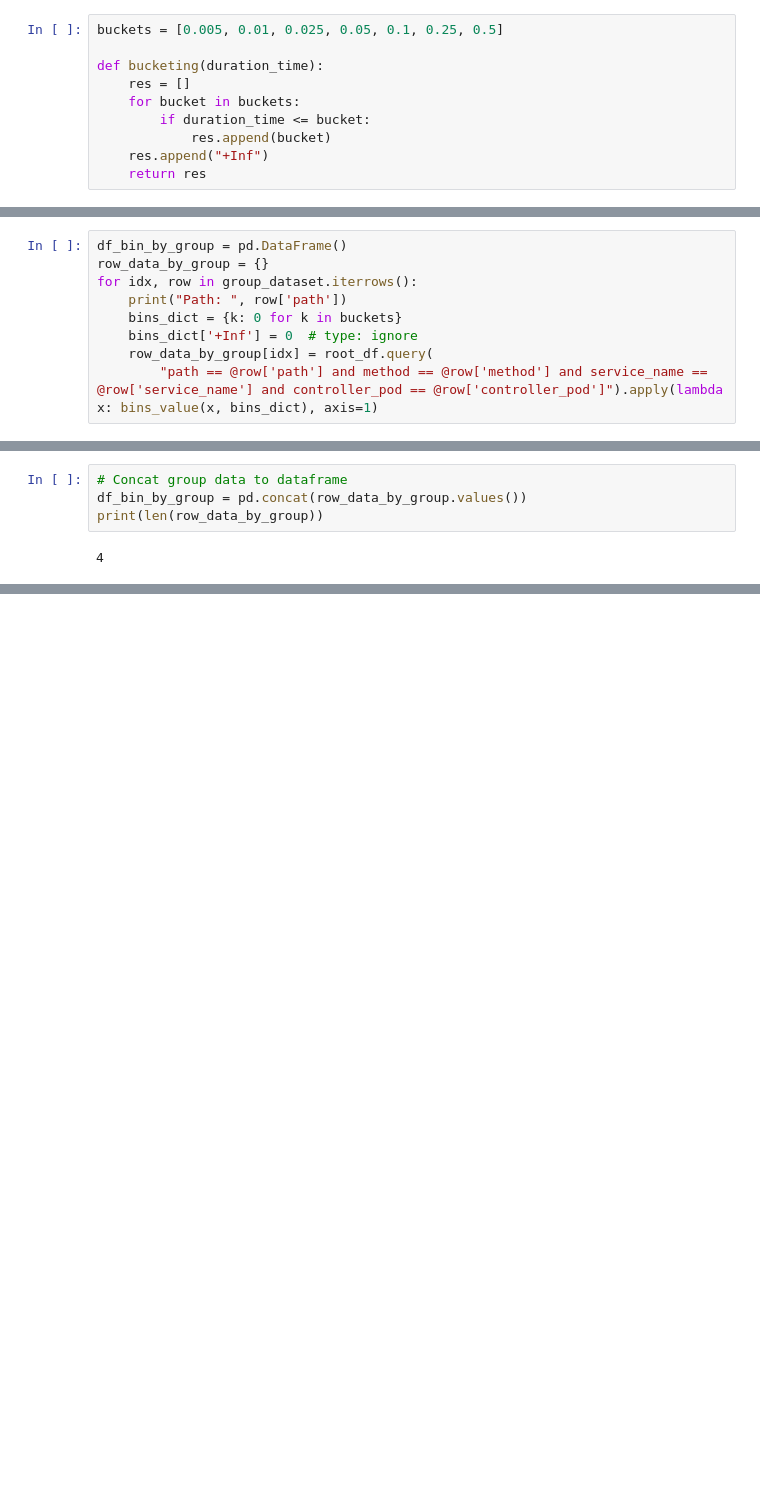
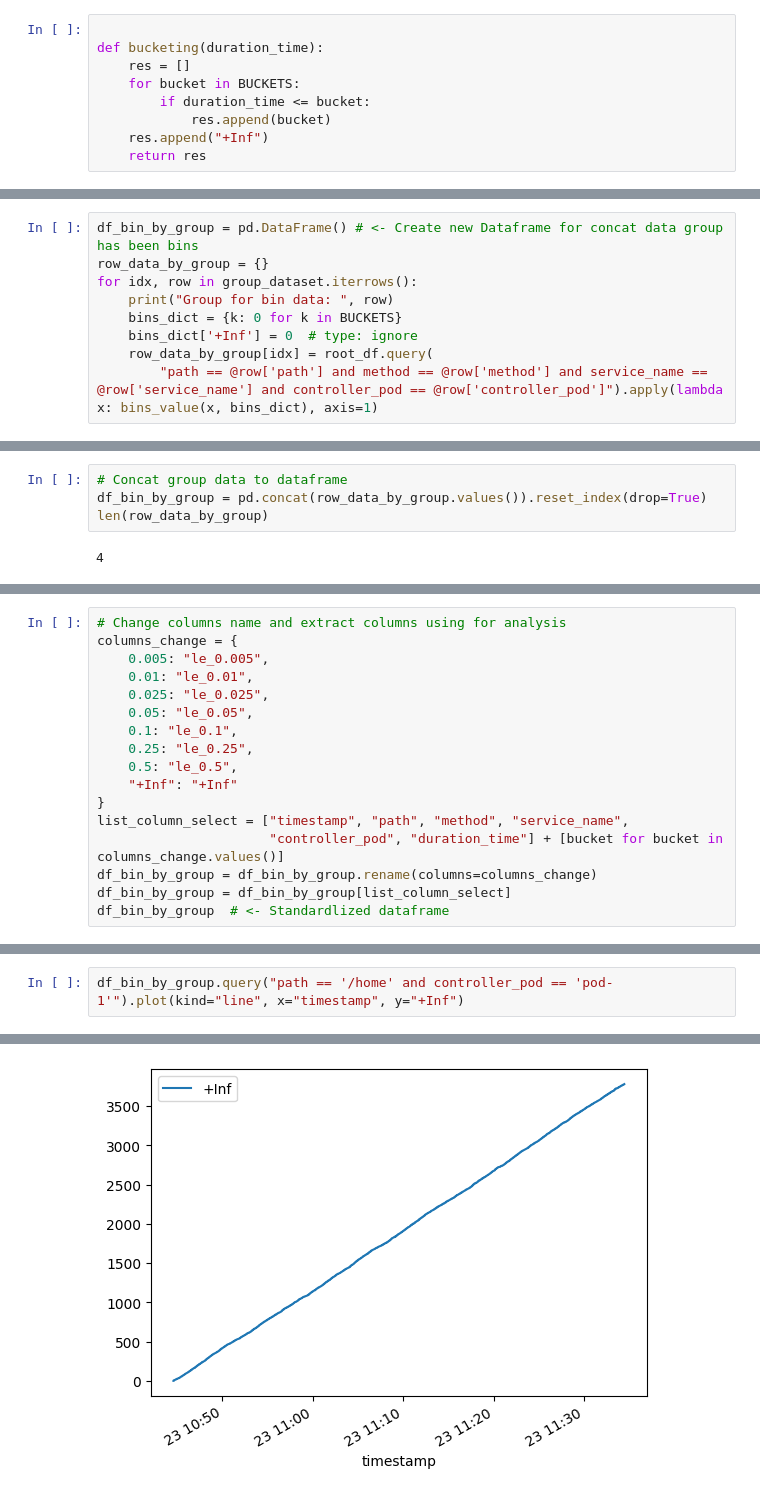
Before and after one commit to vuvietnguyenit/data_analystic, a Jupyter notebook: notebooks/calculate_latency_duration_time.ipynb, the cells around one changed output, grey strips where cells are left out. Cells and saved outputs as stored; diff of their text form; blank space fills up the shorter version.

Commit message:
bucketing data, standardlize and sample plot

```diff
--- a/notebooks/calculate_latency_duration_time.ipynb
+++ b/notebooks/calculate_latency_duration_time.ipynb
@@ -66,9 +74,8 @@ root_df
 # %%
-buckets = [0.005, 0.01, 0.025, 0.05, 0.1, 0.25, 0.5]
 
 def bucketing(duration_time):
     res = []
-    for bucket in buckets:
+    for bucket in BUCKETS:
         if duration_time <= bucket:
             res.append(bucket)
     res.append("+Inf")
@@ -112,9 +112,9 @@ group_dataset
 # %%
-df_bin_by_group = pd.DataFrame()
+df_bin_by_group = pd.DataFrame() # <- Create new Dataframe for concat data group has been bins
 row_data_by_group = {}
 for idx, row in group_dataset.iterrows():
-    print("Path: ", row['path'])
-    bins_dict = {k: 0 for k in buckets}
+    print("Group for bin data: ", row)
+    bins_dict = {k: 0 for k in BUCKETS}
     bins_dict['+Inf'] = 0  # type: ignore
     row_data_by_group[idx] = root_df.query(
         "path == @row['path'] and method == @row['method'] and service_name == @row['service_name'] and controller_pod == @row['controller_pod']").apply(lambda x: bins_value(x, bins_dict), axis=1)
@@ -121,6 +142,6 @@ for idx, row in group_dataset.iterrows():
 # %%
 # Concat group data to dataframe
-df_bin_by_group = pd.concat(row_data_by_group.values())
-print(len(row_data_by_group))
+df_bin_by_group = pd.concat(row_data_by_group.values()).reset_index(drop=True)
+len(row_data_by_group)
 # %% [output]
 4
@@ -146,0 +148,17 @@ df_bin_by_group[100:130]
+# %%
+# Change columns name and extract columns using for analysis
+columns_change = {
+    0.005: "le_0.005",
+    0.01: "le_0.01",
+    0.025: "le_0.025",
+    0.05: "le_0.05",
+    0.1: "le_0.1",
+    0.25: "le_0.25",
+    0.5: "le_0.5",
+    "+Inf": "+Inf"
+}
+list_column_select = ["timestamp", "path", "method", "service_name",
+                      "controller_pod", "duration_time"] + [bucket for bucket in columns_change.values()]
+df_bin_by_group = df_bin_by_group.rename(columns=columns_change)
+df_bin_by_group = df_bin_by_group[list_column_select]
+df_bin_by_group  # <- Standardlized dataframe
@@ -146,0 +209,3 @@ df_bin_by_group[100:130]
+# %%
+df_bin_by_group.query("path == '/home' and controller_pod == 'pod-1'").plot(kind="line", x="timestamp", y="+Inf")
+# %% [output]
@@ -146,0 +213 @@ df_bin_by_group[100:130]
+[figure, added]
```
Also changed, not shown: parts of 25 cells of this notebook.
